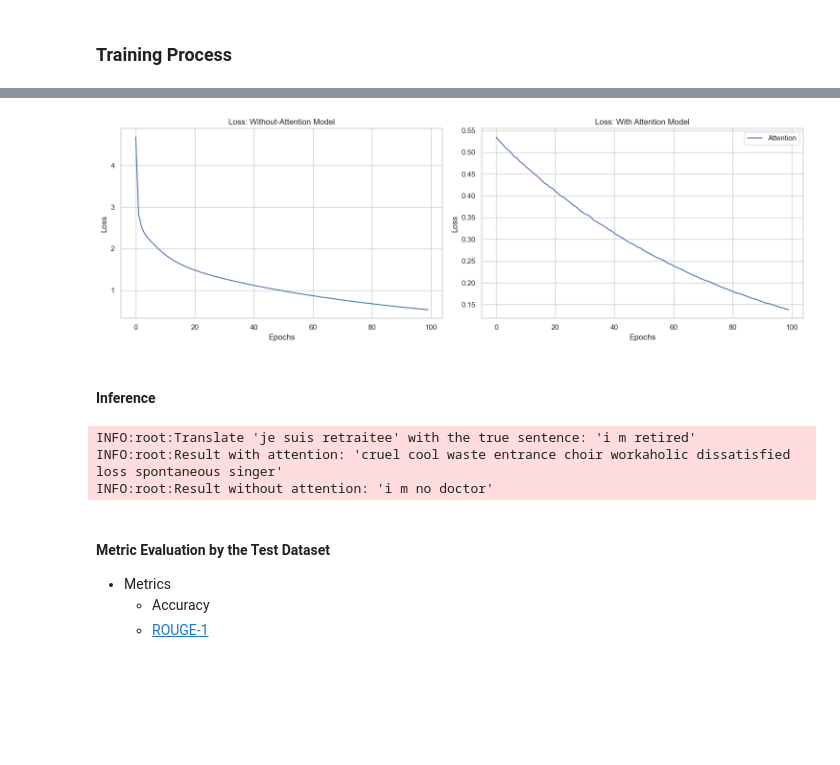
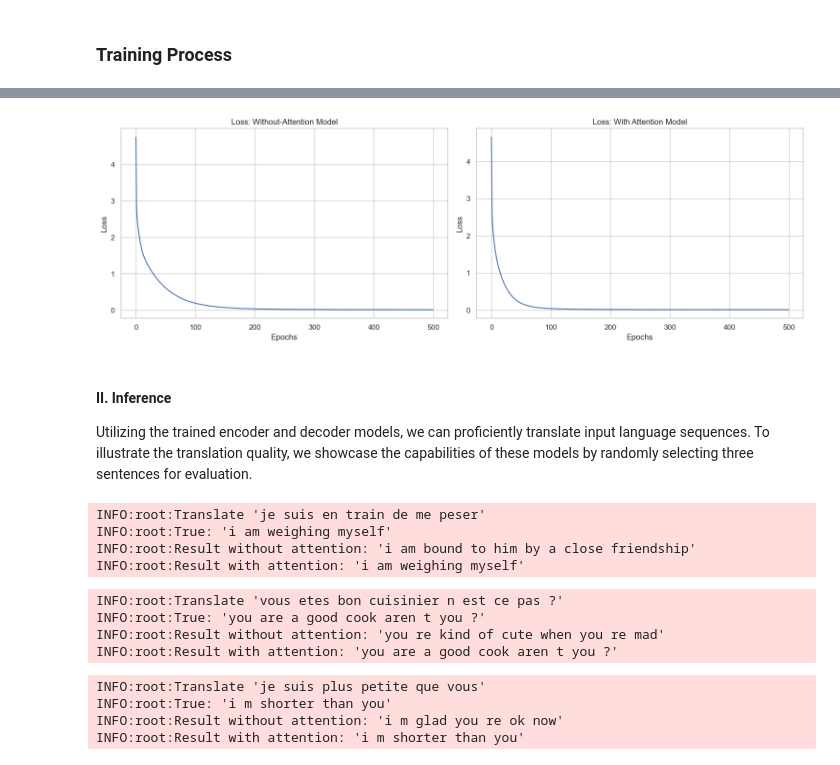
Before and after one commit to egpivo/nlp-practice, a Jupyter notebook: examples/translation/notebooks/evaluation.ipynb, the cells around one changed output, grey strips where cells are left out. Saved outputs shown, nothing was run; the diff lists cells and outputs as text; code cells hidden in the pictures; blank space fills up the shorter version.

Commit message:
CHG: add content to describe the evaluation result
Signed-off-by: egpivo <egpivo@gmail.com>

```diff
--- a/examples/translation/notebooks/evaluation.ipynb
+++ b/examples/translation/notebooks/evaluation.ipynb
@@ -22,12 +22,12 @@ LOGGER = logging.getLogger()
 # %% [markdown]
 ### Parameters
 # %%
-batch_size = 128
+batch_size = 256
 hidden_size = 128
 dropout_rate = 0.1
-num_epochs = 300
+num_epochs = 500
 training_rate = 0.8
-learning_rate = 0.0001
+learning_rate = 0.001
 device = "cpu"
 data_base_path = "../data"
 first_language = "eng"
@@ -82,10 +81,9 @@ train_dataloader = PairDataLoader(
 normal_trainer = Trainer(
     train_dataloader=train_dataloader,
     encoder=encoder,
-    decoder=attention_decoder,
+    decoder=normal_decoder,
     num_epochs=num_epochs,
     learning_rate=learning_rate,
-    logger=LOGGER,
 )
 normal_loss = normal_trainer.train()
 # %%
@@ -104,38 +104,57 @@ attention_loss = attention_trainer.train()
 # %%
 sns.set(style="whitegrid")
 fig, axes = plt.subplots(1, 2, figsize=(15, 5))
 
 sns.lineplot(normal_loss, ax=axes[0])
 axes[0].set_xlabel('Epochs')
 axes[0].set_ylabel('Loss')
 axes[0].set_title('Loss: Without-Attention Model')
 
-sns.lineplot(attention_loss, label='Attention', ax=axes[1])
+sns.lineplot(attention_loss, ax=axes[1])
 axes[1].set_xlabel('Epochs')
 axes[1].set_ylabel('Loss')
 axes[1].set_title('Loss: With Attention Model')
-axes[1].legend()
 
 plt.tight_layout()
 plt.show()
 # %% [output]
-[figure, old version]
+[figure, new version]
-# %% [markdown]
-#### Inference
+# %% [markdown]
+#### II. Inference
+Utilizing the trained encoder and decoder models, we can proficiently translate input language sequences. To illustrate the translation quality, we showcase the capabilities of these models by randomly selecting three sentences for evaluation.
 # %%
 normal_predictor = Predictor(encoder, normal_decoder, input_language, output_language)
 attention_predictor = Predictor(encoder, attention_decoder, input_language, output_language)
 # %%
 input_sentence, answer = random.choice(pairs)
-LOGGER.info(f"Translate {input_sentence!r} with the true sentence: {answer!r}")
-LOGGER.info(f"Result with attention: {' '.join(normal_predictor.translate(input_sentence))!r}")
-LOGGER.info(f"Result without attention: {' '.join(attention_predictor.translate(input_sentence))!r}")
+LOGGER.info(f"Translate {input_sentence!r}")
+LOGGER.info(f"True: {answer!r}")
+LOGGER.info(f"Result without attention: {' '.join(normal_predictor.translate(input_sentence))!r}")
+LOGGER.info(f"Result with attention: {' '.join(attention_predictor.translate(input_sentence))!r}")
 # %% [output]
-INFO:root:Translate 'je suis retraitee' with the true sentence: 'i m retired'
-INFO:root:Result with attention: 'cruel cool waste entrance choir workaholic dissatisfied loss spontaneous singer'
-INFO:root:Result without attention: 'i m no doctor'
+INFO:root:Translate 'je suis en train de me peser'
+INFO:root:True: 'i am weighing myself'
+INFO:root:Result without attention: 'i am bound to him by a close friendship'
+INFO:root:Result with attention: 'i am weighing myself'
-# %% [markdown]
-#### Metric Evaluation by the Test Dataset
-- Metrics
-   - Accuracy
-   - [ROUGE-1](https://en.wikipedia.org/wiki/ROUGE_(metric))
+# %%
+input_sentence, answer = random.choice(pairs)
+LOGGER.info(f"Translate {input_sentence!r}")
+LOGGER.info(f"True: {answer!r}")
+LOGGER.info(f"Result without attention: {' '.join(normal_predictor.translate(input_sentence))!r}")
+LOGGER.info(f"Result with attention: {' '.join(attention_predictor.translate(input_sentence))!r}")
+# %% [output]
+INFO:root:Translate 'vous etes bon cuisinier n est ce pas ?'
+INFO:root:True: 'you are a good cook aren t you ?'
+INFO:root:Result without attention: 'you re kind of cute when you re mad'
+INFO:root:Result with attention: 'you are a good cook aren t you ?'
+# %%
+input_sentence, answer = random.choice(pairs)
+LOGGER.info(f"Translate {input_sentence!r}")
+LOGGER.info(f"True: {answer!r}")
+LOGGER.info(f"Result without attention: {' '.join(normal_predictor.translate(input_sentence))!r}")
+LOGGER.info(f"Result with attention: {' '.join(attention_predictor.translate(input_sentence))!r}")
+# %% [output]
+INFO:root:Translate 'je suis plus petite que vous'
+INFO:root:True: 'i m shorter than you'
+INFO:root:Result without attention: 'i m glad you re ok now'
+INFO:root:Result with attention: 'i m shorter than you'
```
Also changed, not shown: parts of 7 cells of this notebook.
